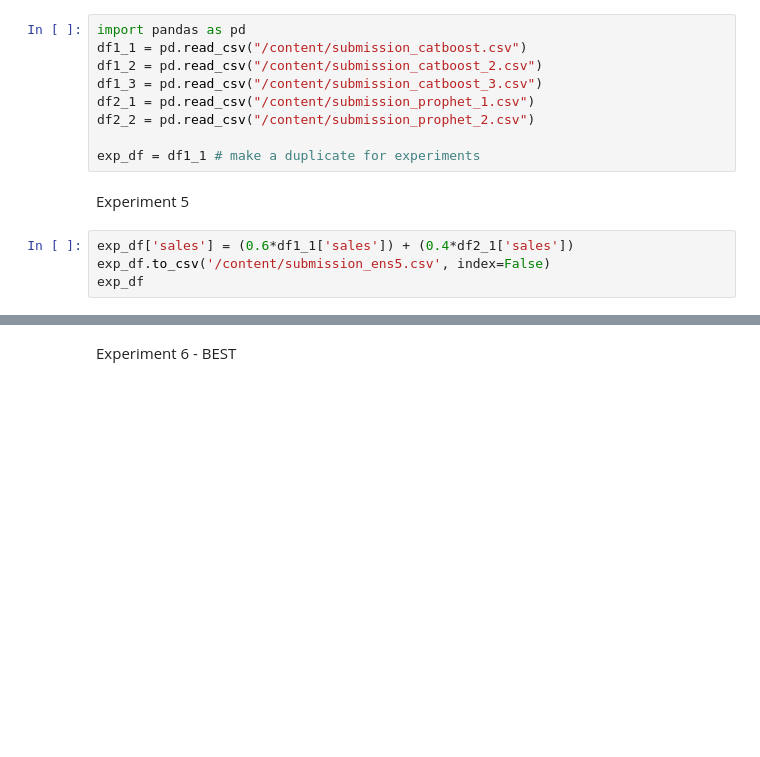
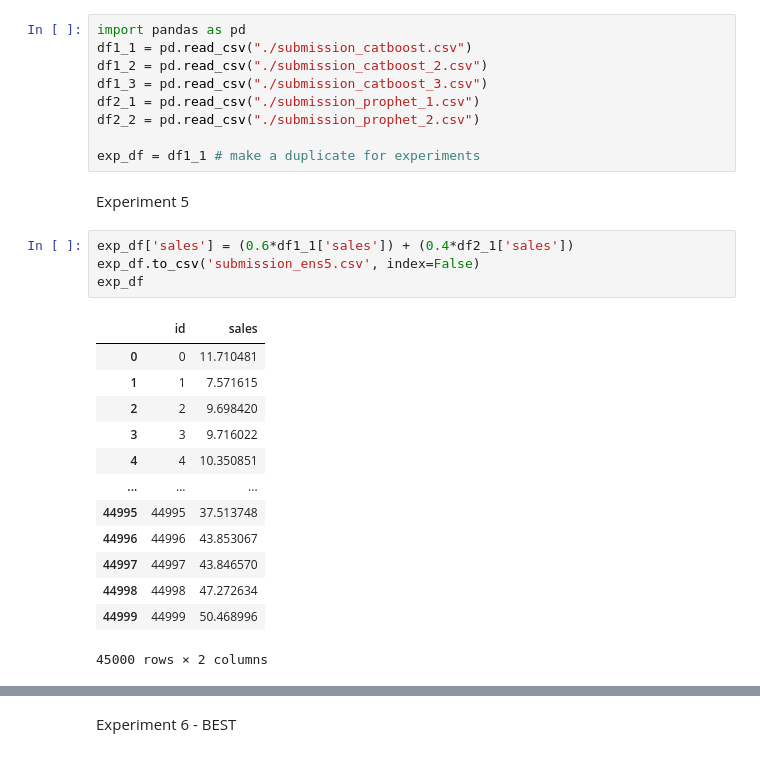
Before and after one commit to sohqianyi/cz4041-machine-learning, a Jupyter notebook: ML.ipynb, the cells around one changed output, grey strips where cells are left out. Drawn from its saved outputs; the diff is of its cells as text; blank space fills up the shorter version.

```diff
--- a/ML.ipynb
+++ b/ML.ipynb
@@ -1225,19 +1443,33 @@ fig = model.plot_components(forecast)
 > The improved catboost and Prophet models showed improvement to forecasting accuracy (observed in Experiment 6) - especially with a custom ratio of weighted average (60% catboost 40% prophet instead of 50-50 in Experiment 9). From ensembled learning before tuning, rounded sales figures showed better SMAPE scores, which is also applied for all experiments below. Experiment 10 showed that the ensembling of all 5 models did not produce the best result, possibly due to higher inaccuracies in forecasting for the pre-tuned models.
 # %%
 import pandas as pd
-df1_1 = pd.read_csv("/content/submission_catboost.csv")
-df1_2 = pd.read_csv("/content/submission_catboost_2.csv")
-df1_3 = pd.read_csv("/content/submission_catboost_3.csv")
-df2_1 = pd.read_csv("/content/submission_prophet_1.csv")
-df2_2 = pd.read_csv("/content/submission_prophet_2.csv")
+df1_1 = pd.read_csv("./submission_catboost.csv")
+df1_2 = pd.read_csv("./submission_catboost_2.csv")
+df1_3 = pd.read_csv("./submission_catboost_3.csv")
+df2_1 = pd.read_csv("./submission_prophet_1.csv")
+df2_2 = pd.read_csv("./submission_prophet_2.csv")
 
 exp_df = df1_1 # make a duplicate for experiments
 # %% [markdown]
 Experiment 5
 # %%
 exp_df['sales'] = (0.6*df1_1['sales']) + (0.4*df2_1['sales'])
-exp_df.to_csv('/content/submission_ens5.csv', index=False)
+exp_df.to_csv('submission_ens5.csv', index=False)
 exp_df
+# %% [output]
+|  | id | sales |
+| 0 | 0 | 11.710481 |
+| 1 | 1 | 7.571615 |
+| 2 | 2 | 9.698420 |
+| 3 | 3 | 9.716022 |
+| 4 | 4 | 10.350851 |
+| ... | ... | ... |
+| 44995 | 44995 | 37.513748 |
+| 44996 | 44996 | 43.853067 |
+| 44997 | 44997 | 43.846570 |
+| 44998 | 44998 | 47.272634 |
+| 44999 | 44999 | 50.468996 |
+45000 rows × 2 columns
 # %%
 exp_df_rounded = exp_df
 exp_df_rounded['sales'] = np.round(exp_df_rounded['sales']).astype(int) # round the result to whole number
```
Also changed, not shown: parts of 61 cells of this notebook.
